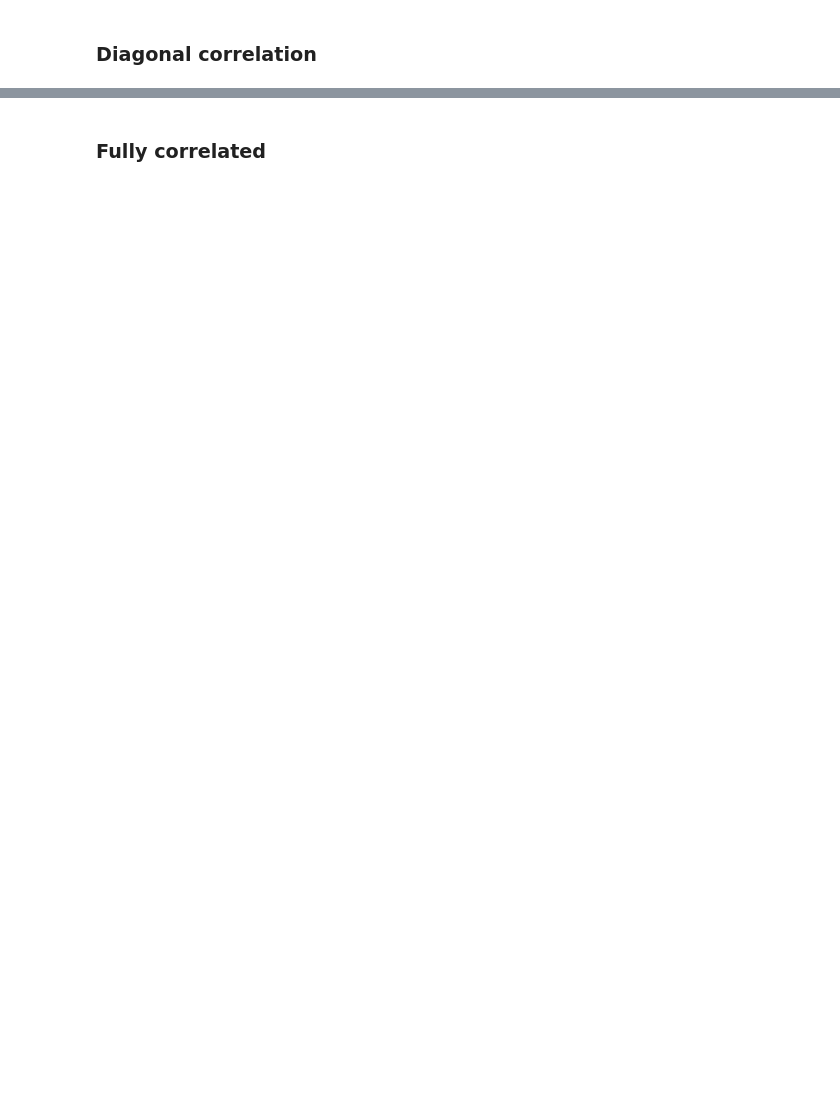
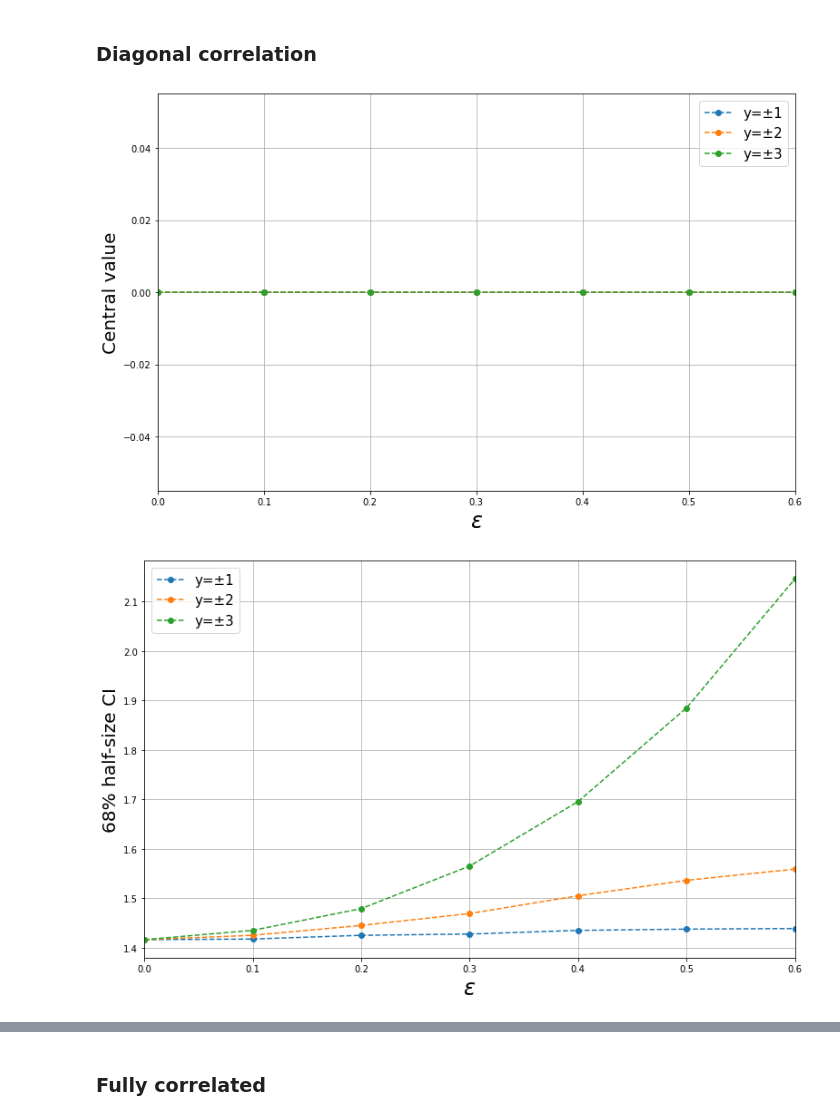
Before and after one commit to EnzoCanonero/GVM-Combinations, a Jupyter notebook: tutorials/toy/correlations_tutorial.ipynb, the cells around one changed output, grey strips where cells are left out. Saved outputs shown, nothing was run; the diff lists cells and outputs as text; code cells hidden in the pictures; blank space fills up the shorter version.

```diff
--- a/tutorials/toy/correlations_tutorial.ipynb
+++ b/tutorials/toy/correlations_tutorial.ipynb
@@ -140,10 +170,6 @@ plt.show()
 # %% [markdown]
 ### Diagonal correlation
 # %%
-import numpy as np
-import matplotlib.pyplot as plt
-from copy import deepcopy
-
 eps_grid = np.linspace(0., 0.6, 7)
 y_vals = [1, 2, 3]
 comb = GVMCombination('correlations/diag_corr.yaml')
@@ -154,8 +180,8 @@ gof = {y: [] for y in y_vals}
 for y in y_vals:
     for eps in eps_grid:
         info = deepcopy(base_info)
-        info['data']['measurements'][0]['central'] = float(y)
-        info['data']['measurements'][1]['central'] = -float(y)
+        info['data']['measurements']['m1']['central'] = float(y)
+        info['data']['measurements']['m2']['central'] = -float(y)
         info['syst']['sys1']['epsilon'] = float(eps)
         comb.update_data(info)
         cv[y].append(comb.fit_results['mu'])
@@ -164,33 +190,39 @@ for y in y_vals:
 
 plt.figure(figsize=(11,7))
 for y in y_vals:
     plt.plot(eps_grid, cv[y], '--o', label=f'y=±{y}')
 plt.xlabel(r'$\epsilon$', fontsize=24)
 plt.ylabel('Central value', fontsize=20)
+plt.xlim((0.0, 0.6))
 plt.grid(True)
 plt.legend(fontsize=15)
 plt.tight_layout()
-plt.savefig('diag_cv.pdf')
+plt.savefig('diag_cv.png')
 plt.show()
 
 plt.figure(figsize=(11,7))
 for y in y_vals:
     plt.plot(eps_grid, ci[y], '--o', label=f'y=±{y}')
 plt.xlabel(r'$\epsilon$', fontsize=24)
 plt.ylabel('68% half-size CI', fontsize=20)
+plt.xlim((0.0, 0.6))
 plt.grid(True)
 plt.legend(fontsize=15)
 plt.tight_layout()
-plt.savefig('diag_ci.pdf')
+plt.savefig('diag_ci.png')
 plt.show()
 
 plt.figure(figsize=(11,7))
 for y in y_vals:
     plt.plot(eps_grid, gof[y], '--o', label=f'y=±{y}')
 plt.xlabel(r'$\epsilon$', fontsize=24)
 plt.ylabel(r'$\chi^2$', fontsize=20)
+plt.xlim((0.0, 0.6))
 plt.grid(True)
 plt.legend(fontsize=15)
 plt.tight_layout()
-plt.savefig('diag_gof.pdf')
+plt.savefig('diag_gof.png')
 plt.show()
+# %% [output]
+[figure, added]
+[figure, added]
```
Also changed, not shown: parts of 12 cells of this notebook, 2 other files.
